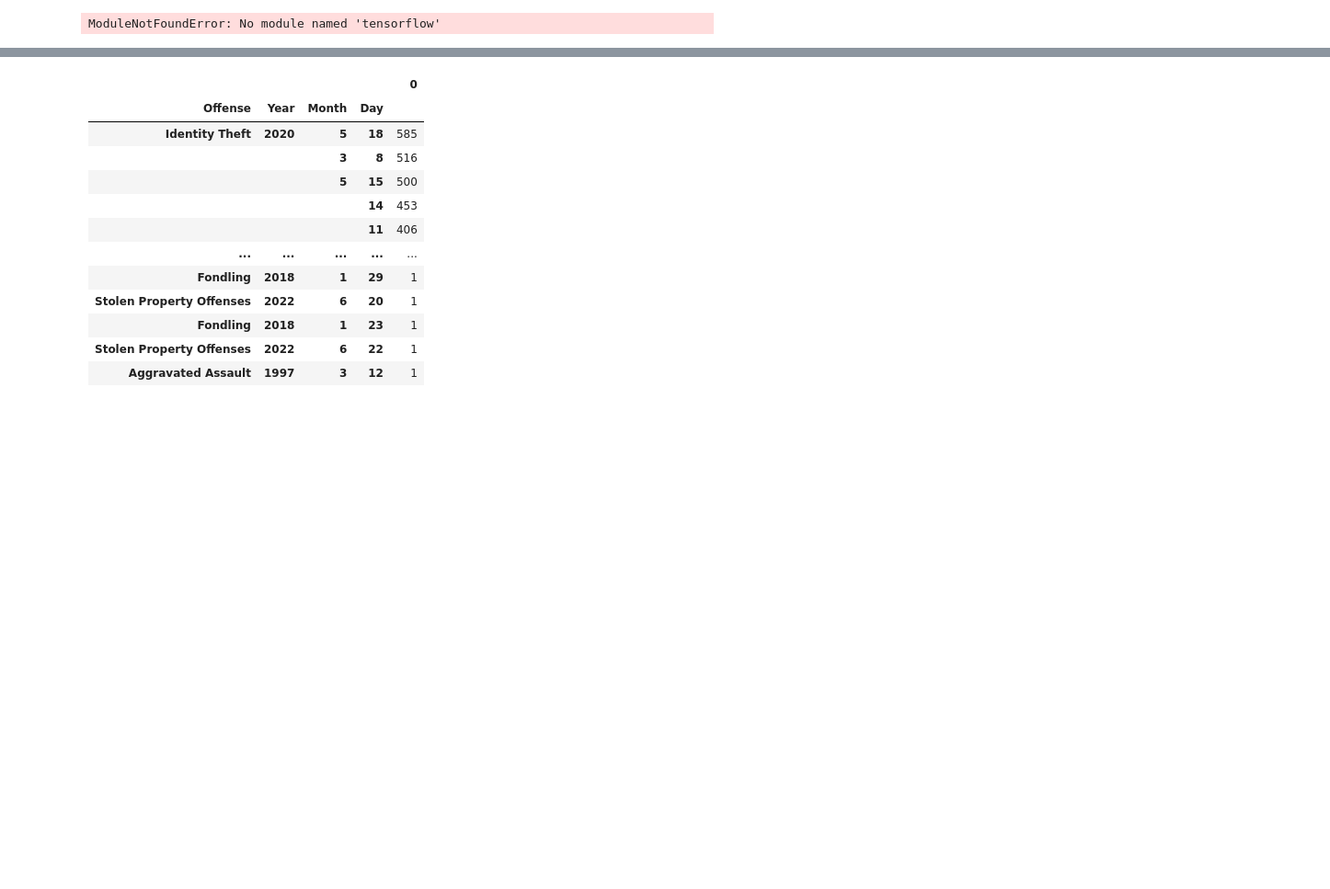
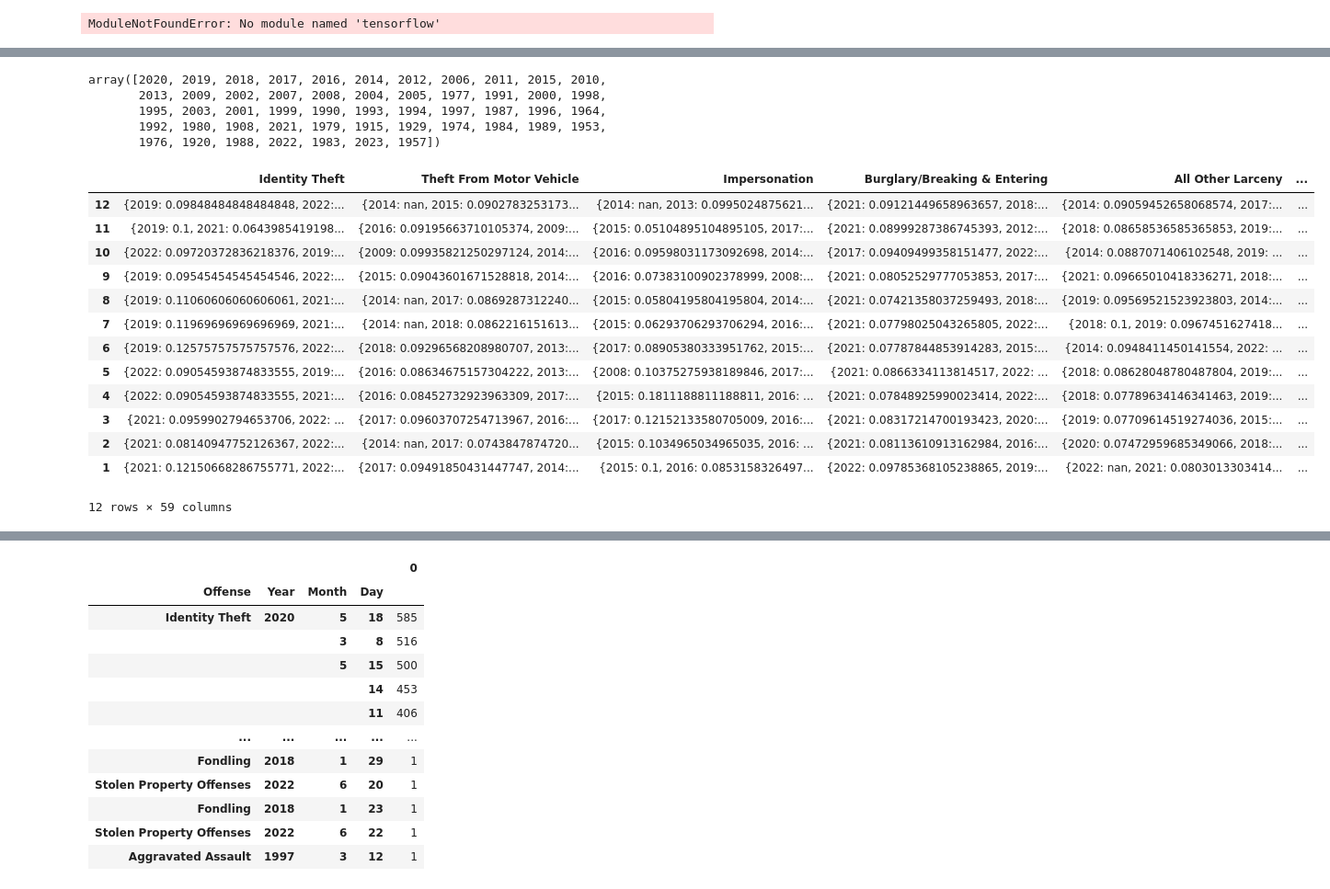
Before and after one commit to Aleph-Null-123/2023-Datathon-Project, a Jupyter notebook: notebooks/linearregression.ipynb, the cells around one changed output, grey strips where cells are left out. Shown: that part at 92% size. Saved outputs shown, nothing was run; the diff lists cells and outputs as text; code cells hidden in the pictures; blank space fills up the shorter version.

```diff
--- a/notebooks/linearregression.ipynb
+++ b/notebooks/linearregression.ipynb
@@ -43,0 +60,8 @@ for i in ['Offense Parent Group', 'Offense']:
+# %%
+df["Year"].unique()
+# %% [output]
+array([2020, 2019, 2018, 2017, 2016, 2014, 2012, 2006, 2011, 2015, 2010,
+       2013, 2009, 2002, 2007, 2008, 2004, 2005, 1977, 1991, 2000, 1998,
+       1995, 2003, 2001, 1999, 1990, 1993, 1994, 1997, 1987, 1996, 1964,
+       1992, 1980, 1908, 2021, 1979, 1915, 1929, 1974, 1984, 1989, 1953,
+       1976, 1920, 1988, 2022, 1983, 2023, 1957])
@@ -43,0 +83,35 @@ for i in ['Offense Parent Group', 'Offense']:
+# %%
+def two_param(category):
+    l = df[[category, "Month", "Year"]]
+    c2i = l.value_counts().to_frame()
+    i2c = pd.DataFrame(l.value_counts().to_frame().index.to_list())
+    tt = {}
+    op = one_param(category)
+    for i in i2c.iloc:
+        if i[0] not in tt.keys():
+            tt[i[0]] = {}
+        else:
+            if i[1] not in tt[i[0]]:
+                tt[i[0]][i[1]] = {}
+            else:
+                if i[2] not in tt[i[0]][i[1]]:
+                    tt[i[0]][i[1]][i[2]] = 0
+                tt[i[0]][i[1]][i[2]] += int(c2i.loc[i[0]].loc[i[1]].loc[i[2]]) / op[i[0]][i[2]]
+    return pd.DataFrame(tt).sort_index(ascending = False)
+# %%
+two_param("Offense")
+# %% [output]
+|  | Identity Theft | Theft From Motor Vehicle | Impersonation | Burglary/Breaking & Entering | All Other Larceny | ... |
+| 12 | {2019: 0.09848484848484848, 2022:... | {2014: nan, 2015: 0.0902783253173... | {2014: nan, 2013: 0.0995024875621... | {2021: 0.09121449658963657, 2018:... | {2014: 0.09059452658068574, 2017:... | ... |
+| 11 | {2019: 0.1, 2021: 0.0643985419198... | {2016: 0.09195663710105374, 2009:... | {2015: 0.05104895104895105, 2017:... | {2021: 0.08999287386745393, 2012:... | {2018: 0.08658536585365853, 2019:... | ... |
+| 10 | {2022: 0.09720372836218376, 2019:... | {2009: 0.09935821250297124, 2014:... | {2016: 0.09598031173092698, 2014:... | {2017: 0.09409499358151477, 2022:... | {2014: 0.0887071406102548, 2019: ... | ... |
+| 9 | {2019: 0.09545454545454546, 2022:... | {2015: 0.09043601671528818, 2014:... | {2016: 0.07383100902378999, 2008:... | {2021: 0.08052529777053853, 2017:... | {2021: 0.09665010418336271, 2018:... | ... |
+| 8 | {2019: 0.11060606060606061, 2021:... | {2014: nan, 2017: 0.0869287312240... | {2015: 0.05804195804195804, 2014:... | {2021: 0.07421358037259493, 2018:... | {2019: 0.09569521523923803, 2014:... | ... |
+| 7 | {2019: 0.11969696969696969, 2021:... | {2014: nan, 2018: 0.0862216151613... | {2015: 0.06293706293706294, 2016:... | {2021: 0.07798025043265805, 2022:... | {2018: 0.1, 2019: 0.0967451627418... | ... |
+| 6 | {2019: 0.12575757575757576, 2022:... | {2018: 0.09296568208980707, 2013:... | {2017: 0.08905380333951762, 2015:... | {2021: 0.07787844853914283, 2015:... | {2014: 0.0948411450141554, 2022: ... | ... |
+| 5 | {2022: 0.09054593874833555, 2019:... | {2016: 0.08634675157304222, 2013:... | {2008: 0.10375275938189846, 2017:... | {2021: 0.0866334113814517, 2022: ... | {2018: 0.08628048780487804, 2019:... | ... |
+| 4 | {2022: 0.09054593874833555, 2021:... | {2016: 0.08452732923963309, 2017:... | {2015: 0.1811188811188811, 2016: ... | {2021: 0.07848925990023414, 2022:... | {2018: 0.07789634146341463, 2019:... | ... |
+| 3 | {2021: 0.0959902794653706, 2022: ... | {2017: 0.09603707254713967, 2016:... | {2017: 0.12152133580705009, 2016:... | {2021: 0.08317214700193423, 2020:... | {2019: 0.07709614519274036, 2015:... | ... |
+| 2 | {2021: 0.08140947752126367, 2022:... | {2014: nan, 2017: 0.0743847874720... | {2015: 0.1034965034965035, 2016: ... | {2021: 0.08113610913162984, 2016:... | {2020: 0.07472959685349066, 2018:... | ... |
+| 1 | {2021: 0.12150668286755771, 2022:... | {2017: 0.09491850431447747, 2014:... | {2015: 0.1, 2016: 0.0853158326497... | {2022: 0.09785368105238865, 2019:... | {2022: nan, 2021: 0.0803013303414... | ... |
+12 rows × 59 columns
```
Also changed, not shown: parts of 21 cells of this notebook.
